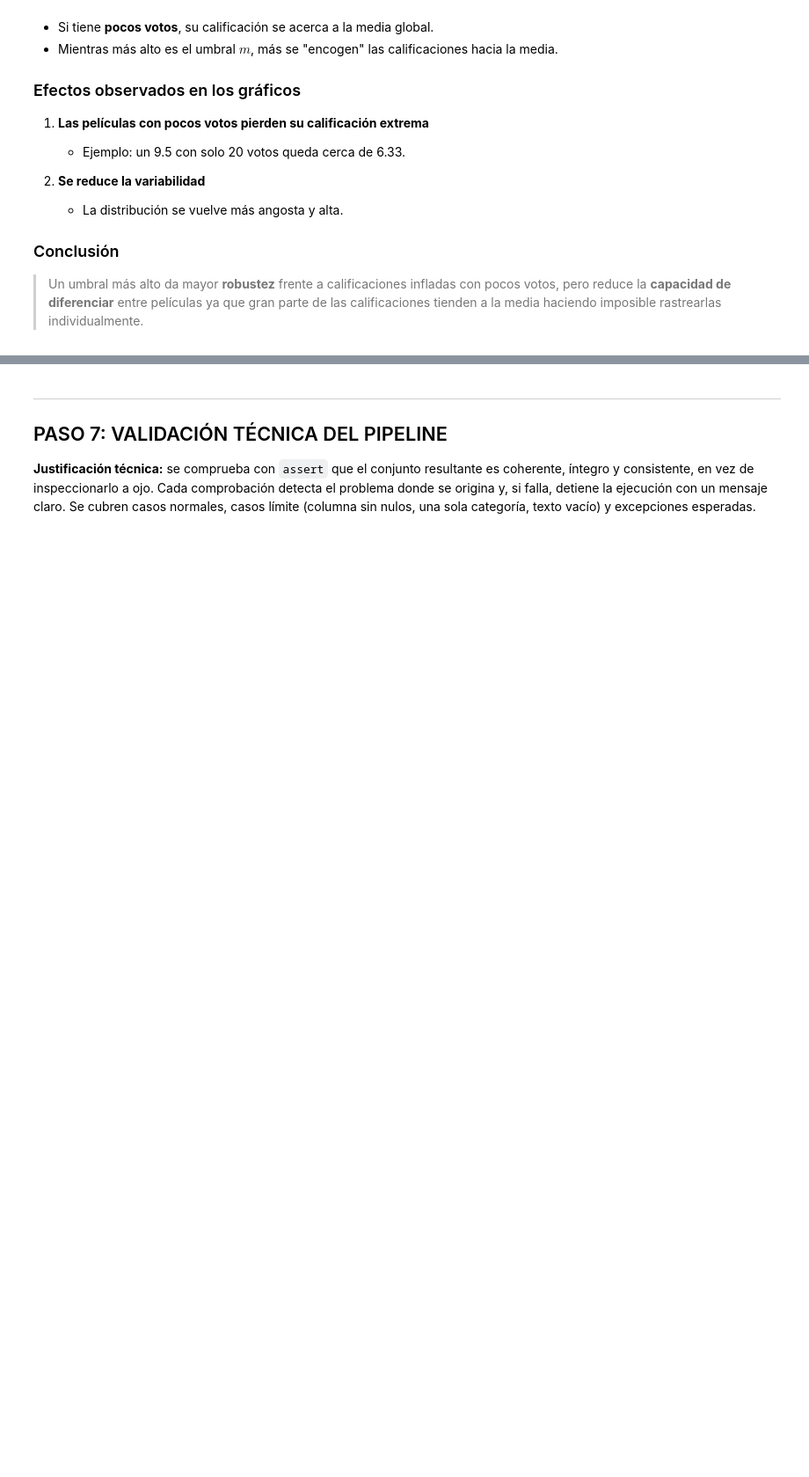
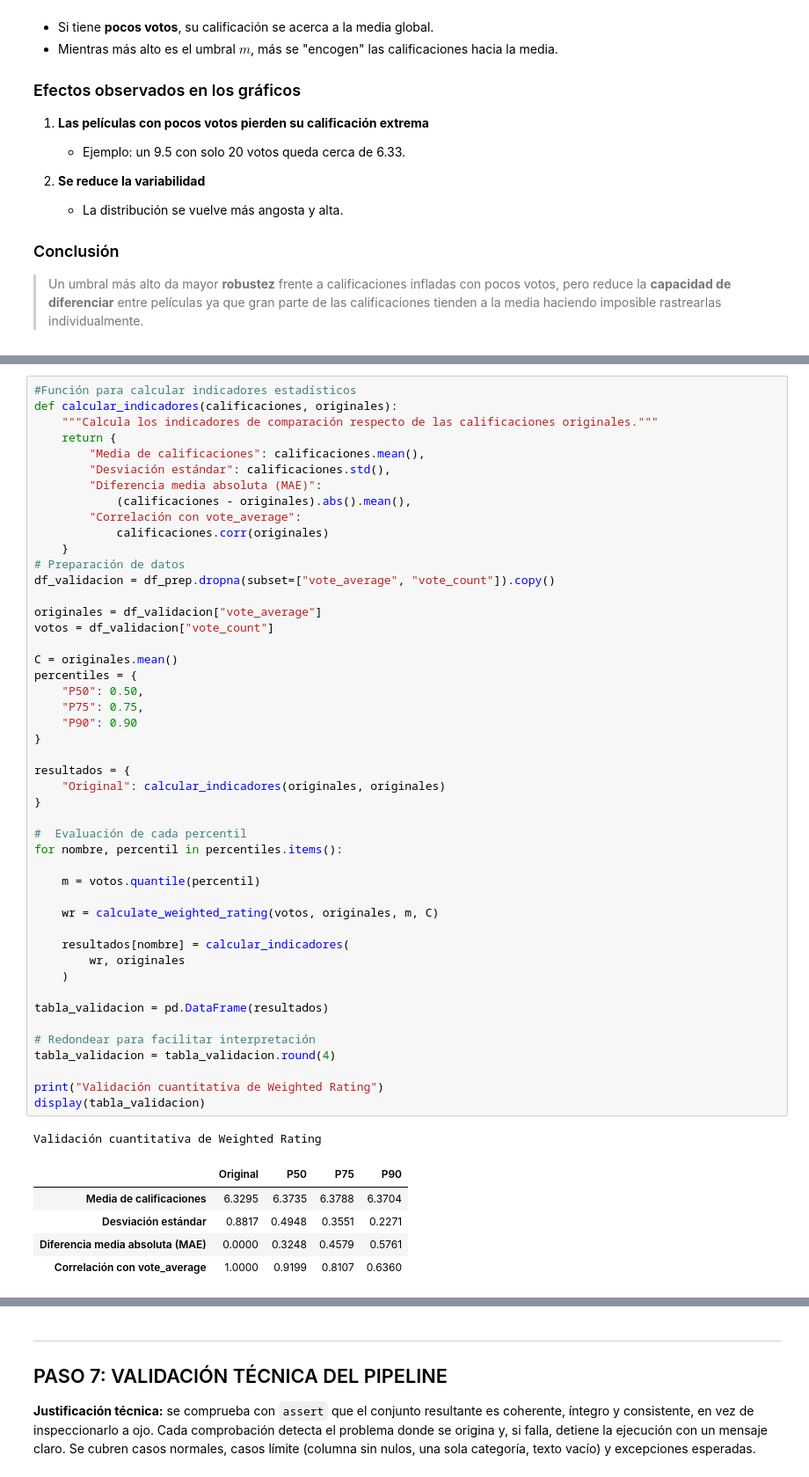
Before and after one commit to yetgx/mcdi500-tmdb-grupo4, a Jupyter notebook: F2/Fase2-Preparacion-Recomendador.ipynb, the cells around one changed output, grey strips where cells are left out. Shown at 88% size. Drawn from its saved outputs; the diff is of its cells as text; blank space fills up the shorter version.

Commit message:
feat: agrega validacion cuantitativa del Weighted Rating y analisis de resultados

```diff
--- a/F2/Fase2-Preparacion-Recomendador.ipynb
+++ b/F2/Fase2-Preparacion-Recomendador.ipynb
@@ -713,0 +718,54 @@ $$
+# %%
+#Función para calcular indicadores estadísticos
+def calcular_indicadores(calificaciones, originales):
+    """Calcula los indicadores de comparación respecto de las calificaciones originales."""
+    return {
+        "Media de calificaciones": calificaciones.mean(),
+        "Desviación estándar": calificaciones.std(),
+        "Diferencia media absoluta (MAE)":
+            (calificaciones - originales).abs().mean(),
+        "Correlación con vote_average":
+            calificaciones.corr(originales)
+    }
+# Preparación de datos
+df_validacion = df_prep.dropna(subset=["vote_average", "vote_count"]).copy()
+
+originales = df_validacion["vote_average"]
+votos = df_validacion["vote_count"]
+
+C = originales.mean()
+percentiles = {
+    "P50": 0.50,
+    "P75": 0.75,
+    "P90": 0.90
+}
+
+resultados = {
+    "Original": calcular_indicadores(originales, originales)
+}
+
+#  Evaluación de cada percentil
+for nombre, percentil in percentiles.items():
+
+    m = votos.quantile(percentil)
+
+    wr = calculate_weighted_rating(votos, originales, m, C)
+
+    resultados[nombre] = calcular_indicadores(
+        wr, originales
+    )
+
+tabla_validacion = pd.DataFrame(resultados)
+
+# Redondear para facilitar interpretación
+tabla_validacion = tabla_validacion.round(4)
+
+print("Validación cuantitativa de Weighted Rating")
+display(tabla_validacion)
+# %% [output]
+Validación cuantitativa de Weighted Rating
+|  | Original | P50 | P75 | P90 |
+| Media de calificaciones | 6.3295 | 6.3735 | 6.3788 | 6.3704 |
+| Desviación estándar | 0.8817 | 0.4948 | 0.3551 | 0.2271 |
+| Diferencia media absoluta (MAE) | 0.0000 | 0.3248 | 0.4579 | 0.5761 |
+| Correlación con vote_average | 1.0000 | 0.9199 | 0.8107 | 0.6360 |
```
Also changed, not shown: parts of 3 cells of this notebook.
